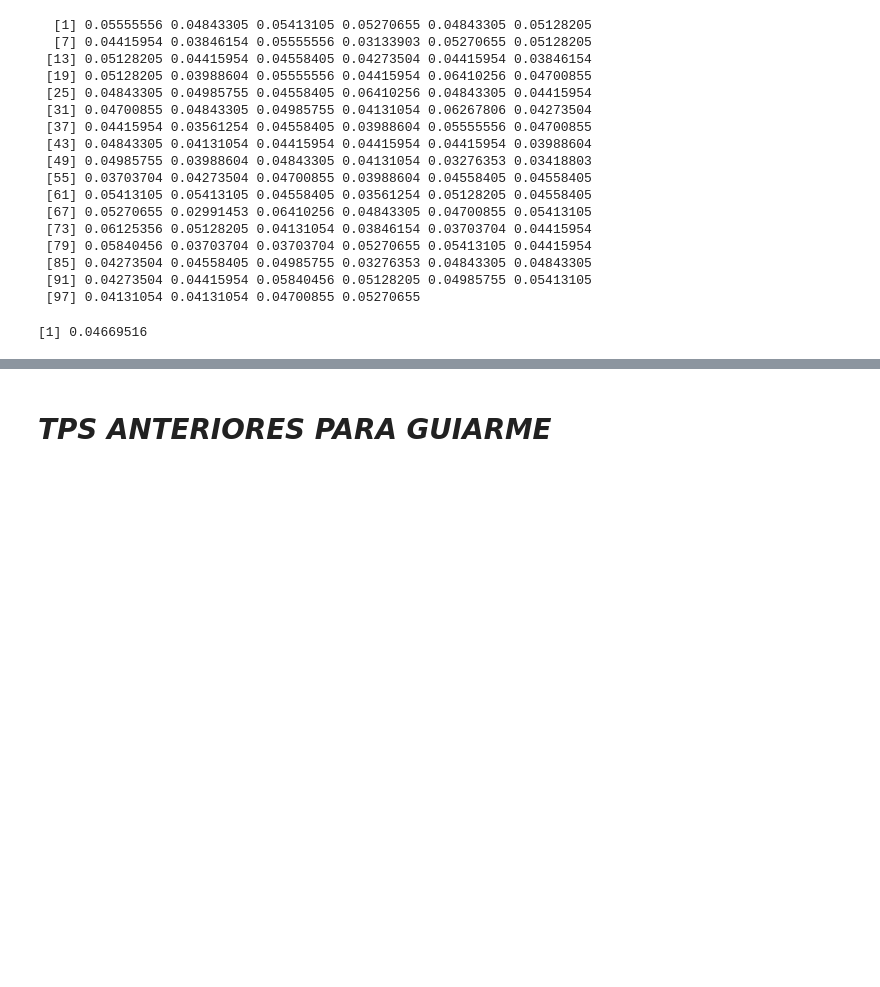
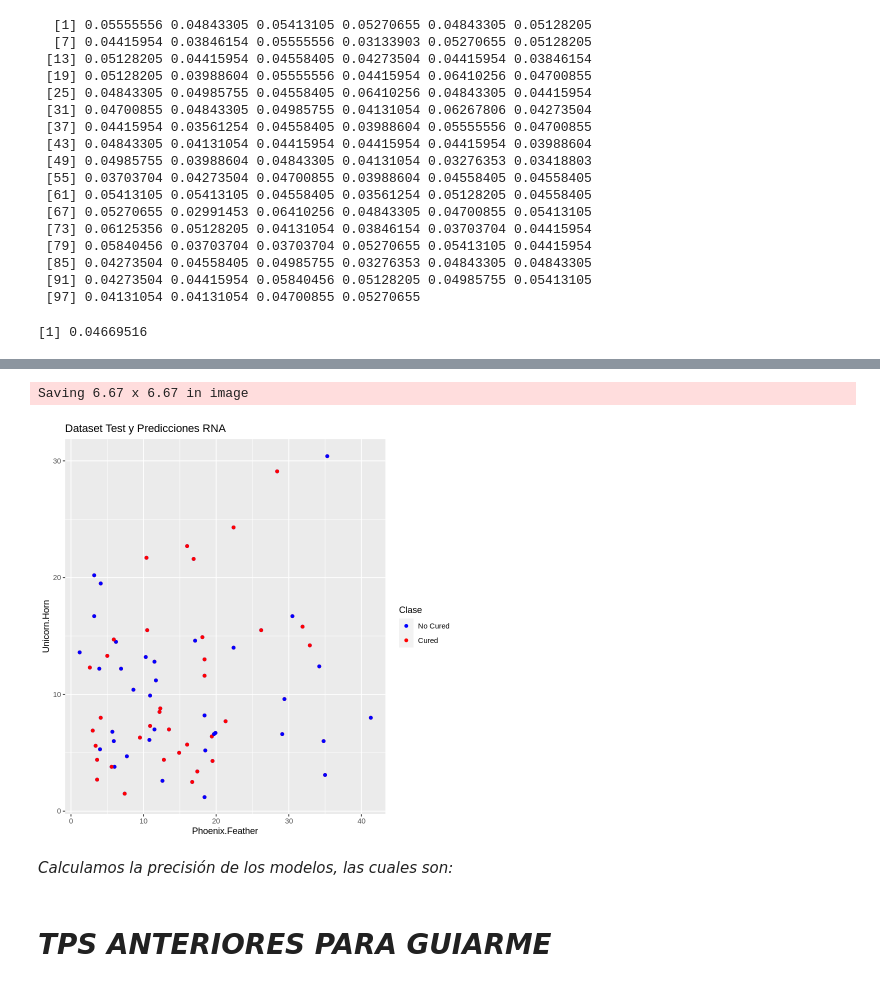
Before and after one commit to mica1470/FIA2023-TPI, a Jupyter notebook: FIA2023_TPI_GALIAN.ipynb, the cells around one changed output, grey strips where cells are left out. Cells and saved outputs as stored; diff of their text form; code cells hidden in the pictures; blank space fills up the shorter version.

```diff
--- a/FIA2023_TPI_GALIAN.ipynb
+++ b/FIA2023_TPI_GALIAN.ipynb
@@ -577,0 +592,29 @@ grid.arrange(plot_dataset_test, plot_predictions, ncol = 2)
+# %%
+# Realizar predicciones sobre el conjunto de prueba
+pred <- predict(red, dataset_test[, -14])
+
+# Convertir las predicciones a etiquetas de clase (0 o 1)
+predicciones_RNA <- ifelse(pred > 0.5, 1, 0)
+
+# Crear un nuevo dataframe con las predicciones
+predicciones_df <- data.frame(Phoenix.Feather = dataset_test$Phoenix.Feather,
+                              Unicorn.Horn = dataset_test$Unicorn.Horn,
+                              Cured = dataset_test$Cured,
+                              Predicciones = factor(predicciones_RNA, levels = c(0, 1), labels = c("No Cured", "Cured")))
+
+# Graficar conjunto de datos de prueba y predicciones
+plot_dataset_and_predictions <- ggplot(data = predicciones_df, aes(x = Phoenix.Feather, y = Unicorn.Horn, color = Predicciones)) +
+  geom_point() +
+  labs(title = "Dataset Test y Predicciones RNA", x = "Phoenix.Feather", y = "Unicorn.Horn") +
+  scale_color_manual(values = c("blue", "red"), name = 'Clase')
+
+# Guardar el gráfico en formato PDF
+ggsave("Grafica_dataset_test_predicciones_RNA.pdf", plot_dataset_and_predictions)
+
+# Mostrar el gráfico
+print(plot_dataset_and_predictions)
+# %% [output]
+Saving 6.67 x 6.67 in image
+[figure, added]
+# %% [markdown]
+*Calculamos la precisión de los modelos, las cuales son:*
```
Also changed, not shown: parts of 19 cells of this notebook.
